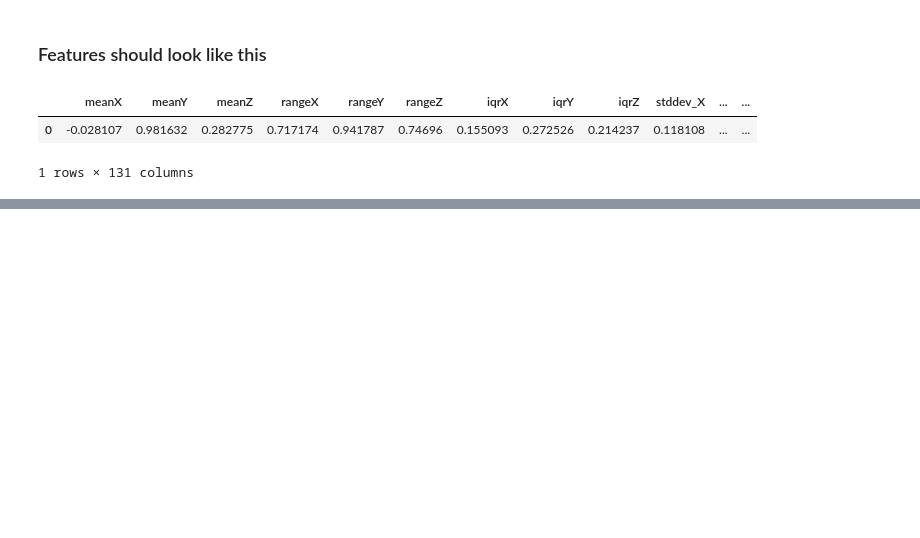
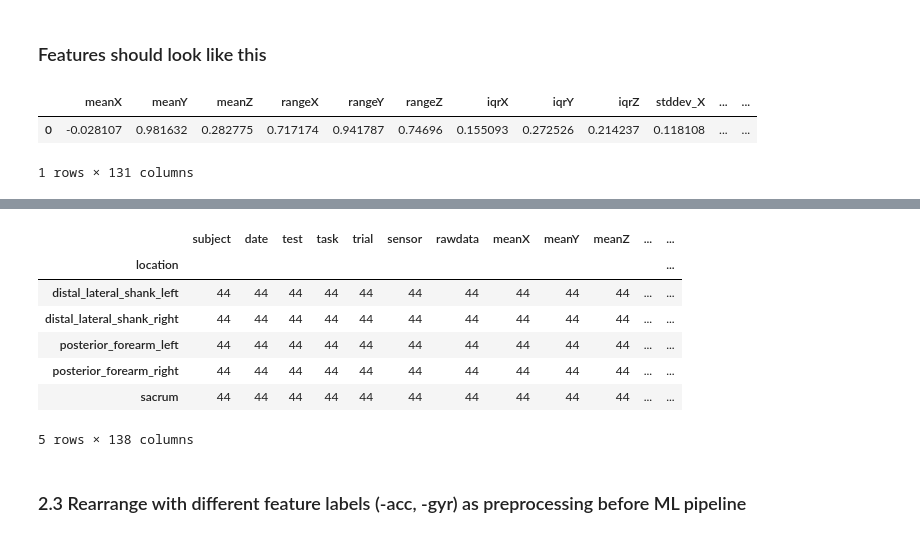
Before and after one commit to kamshee/activity-recognition-process, a Jupyter notebook: TestFeatures.ipynb, the cells around one changed output, grey strips where cells are left out. Drawn from its saved outputs; the diff is of its cells as text; code cells hidden in the pictures; blank space fills up the shorter version.

Commit message:
finished feature extraction but need timestamp

```diff
--- a/TestFeatures.ipynb
+++ b/TestFeatures.ipynb
@@ -2310,9 +1213,0 @@ TypeError: 'function' object is not subscriptable
-# %%
-# HP filter
-
-# task='WALKING'
-sensor='accel'
-loc = 'sacrum'
-HPfilter(act_dict, task=task, loc=loc)
-act_dict[task][0][loc][sensor].plot(figsize=(8,4))
-ax = plt.ylim[-1,1]
@@ -2616,3 +1213,0 @@ def DataAggregator_allLocs(tasks,clipsize=10000,overlap=0.9,locations=[],namesuf
-# %%
-# test out DataAggregator_allLocs
-data = DataAggregator_allLocs(tasks,locations=locs,overlap=0.9,namesuffix='Test')
@@ -2858,2 +1213,0 @@ datadata==DataAggregator_allLocsDataAgg (tasks,task_scores,overlap=0,namesuffix=
-# %%
-data =pd.read_hdf(os.path.join(features_path, 'DataRawFullDataset.hdf5'))
@@ -2963,0 +1271,15 @@ print('hdf file saved in %s'%(features_path))
+# %%
+# extracted features:
+df = feature_extraction(df, sensor_type='both')
+# %%
+# check for missing data across sensors
+df.groupby('location').count()
+# %% [output]
+|  | subject | date | test | task | trial | sensor | rawdata | meanX | meanY | meanZ | ... | ... |
+| location |  |  |  |  |  |  |  |  |  |  |  | ... |
+| distal_lateral_shank_left | 44 | 44 | 44 | 44 | 44 | 44 | 44 | 44 | 44 | 44 | ... | ... |
+| distal_lateral_shank_right | 44 | 44 | 44 | 44 | 44 | 44 | 44 | 44 | 44 | 44 | ... | ... |
+| posterior_forearm_left | 44 | 44 | 44 | 44 | 44 | 44 | 44 | 44 | 44 | 44 | ... | ... |
+| posterior_forearm_right | 44 | 44 | 44 | 44 | 44 | 44 | 44 | 44 | 44 | 44 | ... | ... |
+| sacrum | 44 | 44 | 44 | 44 | 44 | 44 | 44 | 44 | 44 | 44 | ... | ... |
+5 rows × 138 columns
@@ -2963,0 +1290,2 @@ print('hdf file saved in %s'%(features_path))
+# %% [markdown]
+### 2.3 Rearrange with different feature labels (-acc, -gyr) as preprocessing before ML pipeline
```
Also changed, not shown: parts of 128 cells of this notebook.
